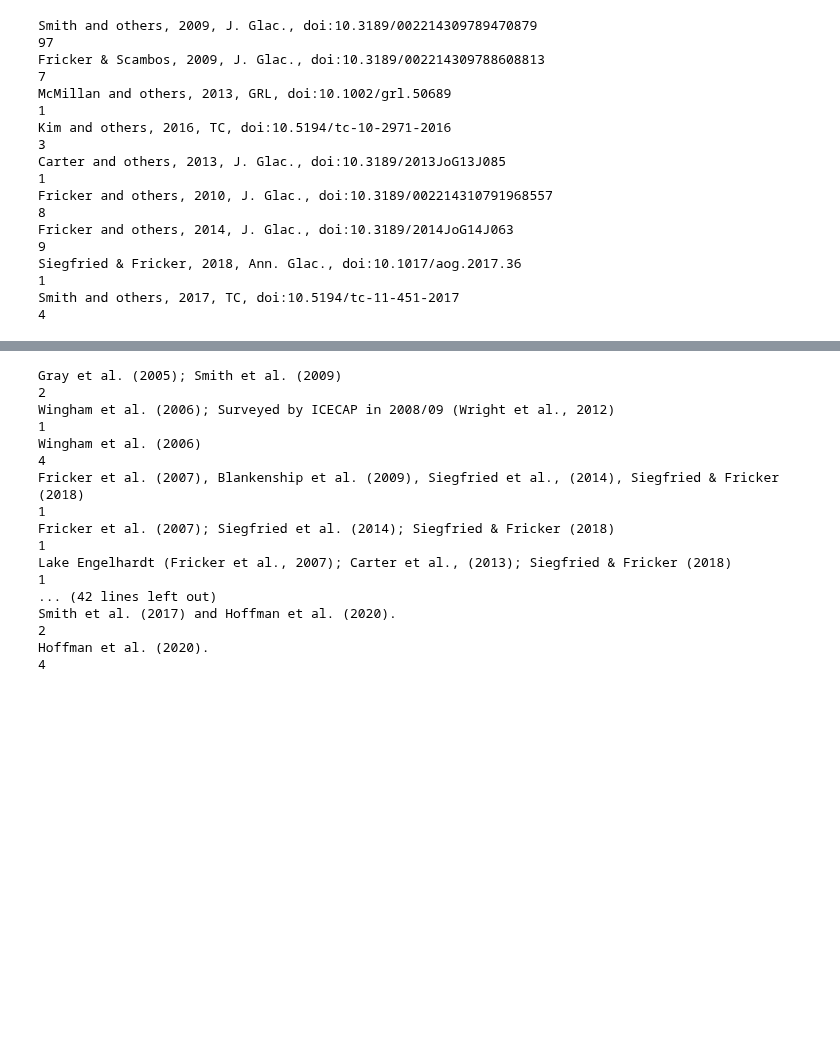
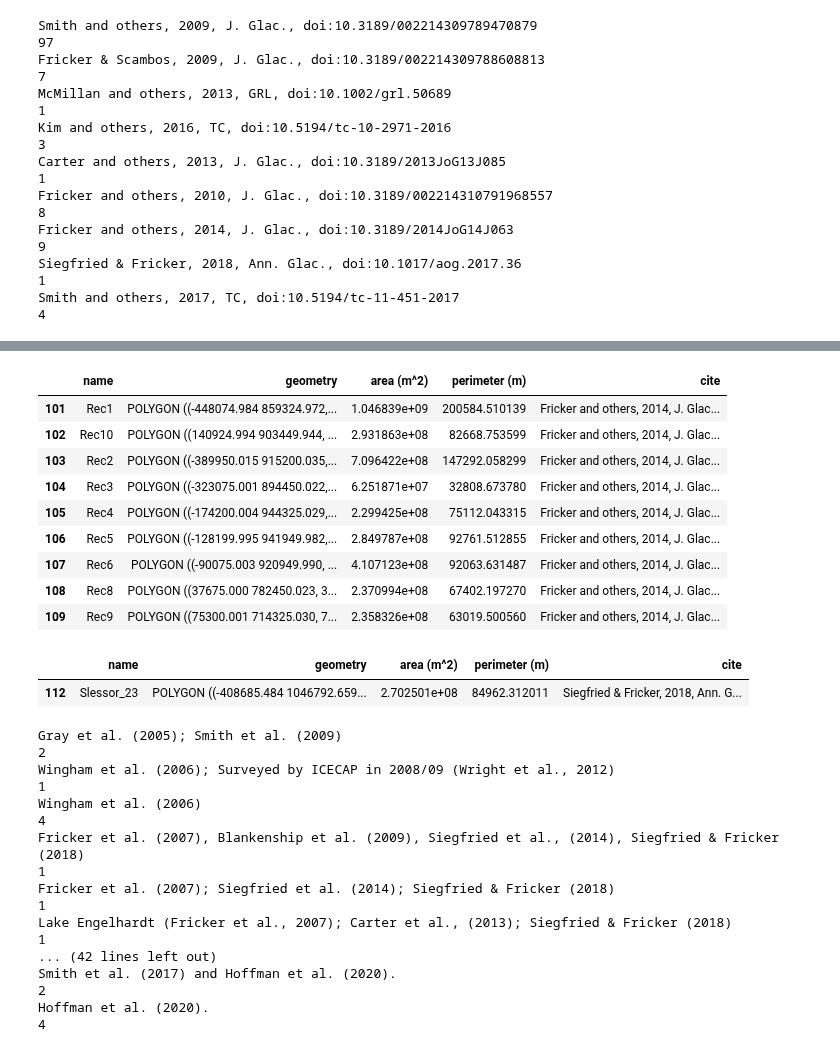
Before and after one commit to wsauthoff/Sauthoff-2025-GRL, a Jupyter notebook: Sauthoff2023_outlines.ipynb, the cells around one changed output, grey strips where cells are left out. Cells and saved outputs as stored; diff of their text form; code cells hidden in the pictures; blank space fills up the shorter version.

```diff
--- a/Sauthoff2023_outlines.ipynb
+++ b/Sauthoff2023_outlines.ipynb
@@ -215,0 +460,18 @@ Smith and others, 2017, TC, doi:10.5194/tc-11-451-2017
+# %%
+SiegfriedFricker2018_outlines[SiegfriedFricker2018_outlines['cite'] == 'Fricker and others, 2014, J. Glac., doi:10.3189/2014JoG14J063']
+# %% [output]
+|  | name | geometry | area (m^2) | perimeter (m) | cite |
+| 101 | Rec1 | POLYGON ((-448074.984 859324.972,... | 1.046839e+09 | 200584.510139 | Fricker and others, 2014, J. Glac... |
+| 102 | Rec10 | POLYGON ((140924.994 903449.944, ... | 2.931863e+08 | 82668.753599 | Fricker and others, 2014, J. Glac... |
+| 103 | Rec2 | POLYGON ((-389950.015 915200.035,... | 7.096422e+08 | 147292.058299 | Fricker and others, 2014, J. Glac... |
+| 104 | Rec3 | POLYGON ((-323075.001 894450.022,... | 6.251871e+07 | 32808.673780 | Fricker and others, 2014, J. Glac... |
+| 105 | Rec4 | POLYGON ((-174200.004 944325.029,... | 2.299425e+08 | 75112.043315 | Fricker and others, 2014, J. Glac... |
+| 106 | Rec5 | POLYGON ((-128199.995 941949.982,... | 2.849787e+08 | 92761.512855 | Fricker and others, 2014, J. Glac... |
+| 107 | Rec6 | POLYGON ((-90075.003 920949.990, ... | 4.107123e+08 | 92063.631487 | Fricker and others, 2014, J. Glac... |
+| 108 | Rec8 | POLYGON ((37675.000 782450.023, 3... | 2.370994e+08 | 67402.197270 | Fricker and others, 2014, J. Glac... |
+| 109 | Rec9 | POLYGON ((75300.001 714325.030, 7... | 2.358326e+08 | 63019.500560 | Fricker and others, 2014, J. Glac... |
+# %%
+SiegfriedFricker2018_outlines[SiegfriedFricker2018_outlines['cite'] == 'Siegfried & Fricker, 2018, Ann. Glac., doi:10.1017/aog.2017.36']
+# %% [output]
+|  | name | geometry | area (m^2) | perimeter (m) | cite |
+| 112 | Slessor_23 | POLYGON ((-408685.484 1046792.659... | 2.702501e+08 | 84962.312011 | Siegfried & Fricker, 2018, Ann. G... |
```
Also changed, not shown: parts of 22 cells of this notebook.
